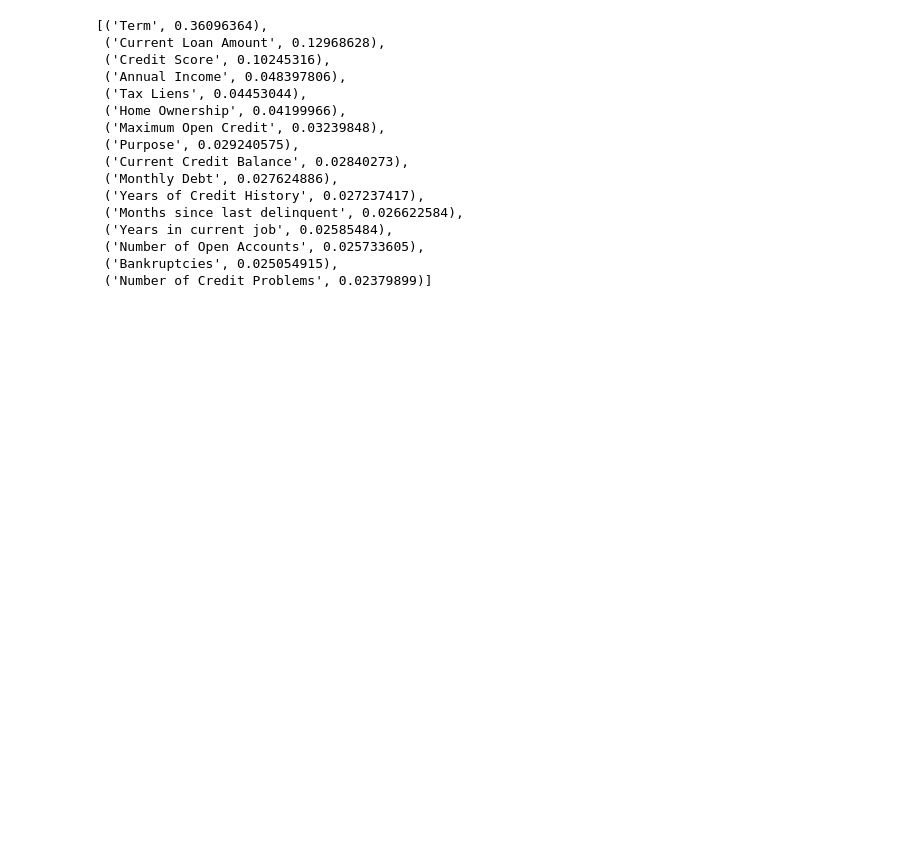
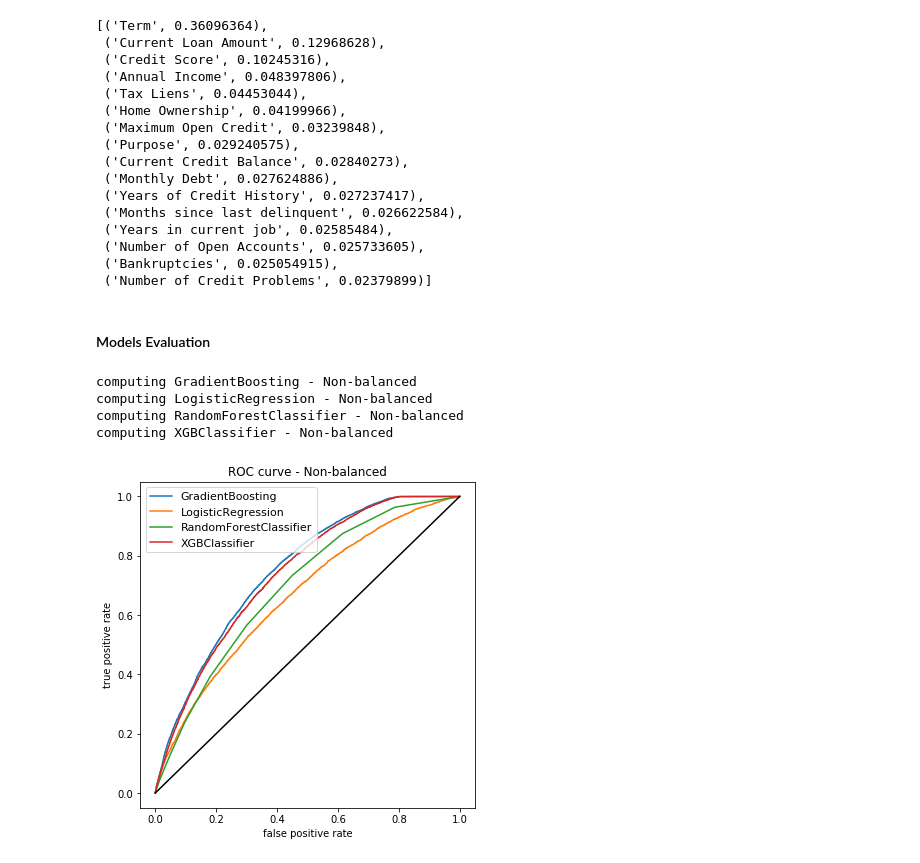
Before and after one commit to sukesh-reddy/Loan-Eligibility-Prediction-Using-Gradient-Boosting-Classifier, a Jupyter notebook: Loan Prediction.ipynb, the cells around one changed output. Saved outputs shown, nothing was run; the diff lists cells and outputs as text; code cells hidden in the pictures; blank space fills up the shorter version.

```diff
--- a/Loan Prediction.ipynb
+++ b/Loan Prediction.ipynb
@@ -933,3 +978,13 @@ feat1
  ('Number of Open Accounts', 0.025733605),
  ('Bankruptcies', 0.025054915),
  ('Number of Credit Problems', 0.02379899)]
+# %% [markdown]
+#### Models Evaluation
+# %%
+model_report, conf_mat = run_models(X_train, y_train, X_test, y_test, model_type = 'Non-balanced')
+# %% [output]
+computing GradientBoosting - Non-balanced
+computing LogisticRegression - Non-balanced
+computing RandomForestClassifier - Non-balanced
+computing XGBClassifier - Non-balanced
+[figure, added]
```
Also changed, not shown: parts of 3 cells of this notebook, 1 other file.
